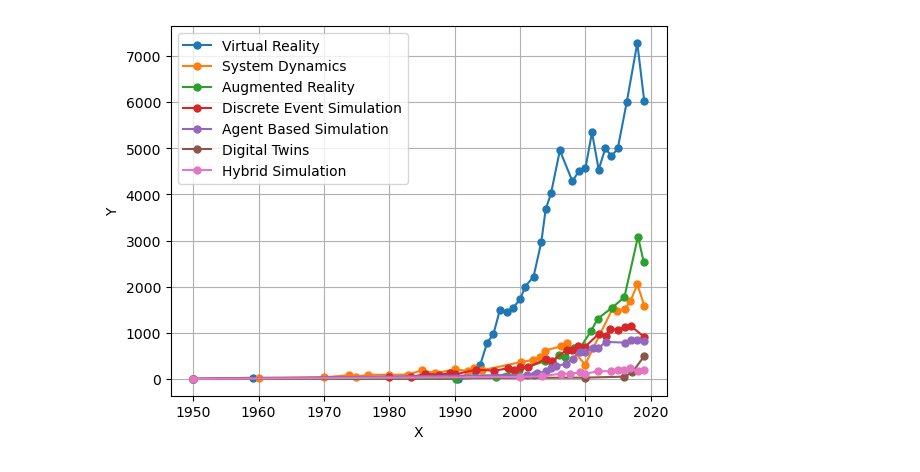
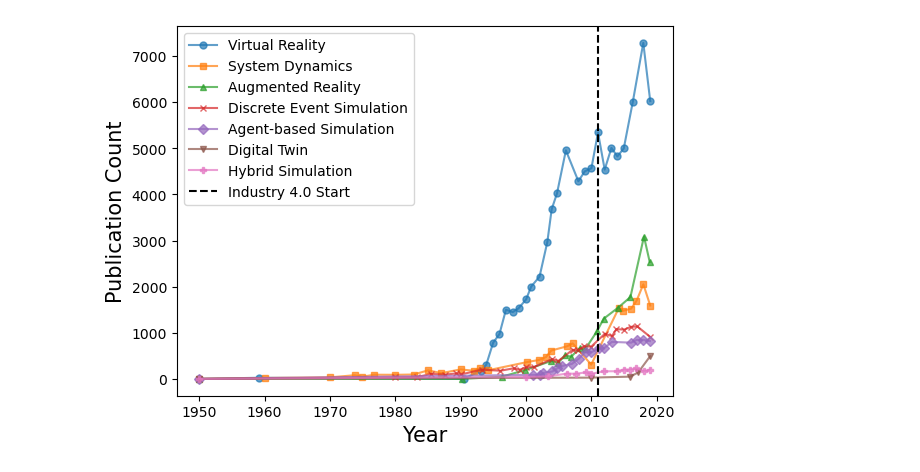
Before and after one commit to laubachb/chimes_CGD-myLLFork, a Jupyter notebook: test_scripts/industry40.ipynb, the cells around one changed output. Drawn from its saved outputs; the diff is of its cells as text; code cells hidden in the pictures.

```diff
--- a/test_scripts/industry40.ipynb
+++ b/test_scripts/industry40.ipynb
@@ -154,6 +154,7 @@ hs = [
 [1999.988976,	42.34527687],
 [1950,0]
 ]
+fs = 15
 # %%
 # Define the coordinates data in a dictionary
 data = {
@@ -161,38 +162,39 @@ data = {
     "System Dynamics": sd,
     "Augmented Reality": ar,
     "Discrete Event Simulation": des,
-    "Agent Based Simulation": abs,
-    "Digital Twins": dt,
+    "Agent-based Simulation": abs,
+    "Digital Twin": dt,
     "Hybrid Simulation": hs
 }
 
 # Define marker styles for each category
 marker_styles = {
     "Virtual Reality": 'o',
     "System Dynamics": 's',
     "Augmented Reality": '^',
     "Discrete Event Simulation": 'x',
-    "Agent Based Simulation": 'D',
+    "Agent-based Simulation": 'D',
     "Digital Twin": 'v',
     "Hybrid Simulation": 'P',
     # Add more marker styles as needed
 }
 
 # Plot the coordinates for each category
 for category, coords in data.items():
     # Sort coordinates based on x-values
     sorted_coords = sorted(coords, key=lambda coord: coord[0])
     # Extract sorted x and y coordinates
     x_coords = [coord[0] for coord in sorted_coords]
     y_coords = [coord[1] for coord in sorted_coords]
     # Plot the coordinates
-    plt.plot(x_coords, y_coords, marker='o', markersize=5, label=category)
+    plt.plot(x_coords, y_coords, marker=marker_styles[category], markersize=5, label=category, alpha = 0.7)
 
 # Set plot title, labels, and grid
-plt.xlabel('X')
-plt.ylabel('Y')
-plt.grid(True)
+plt.axvline(x=2011, color='black', linestyle='--', label="Industry 4.0 Start")
+plt.xlabel('Year', fontsize = fs)
+plt.ylabel('Publication Count', fontsize = fs)
+#plt.legend(loc='upper left', bbox_to_anchor=(1, 0.75))
 plt.legend()
 plt.show()
 # %% [output]
-[figure, old version]
+[figure, new version]
```
Also changed, not shown: parts of 1 cell of this notebook.
